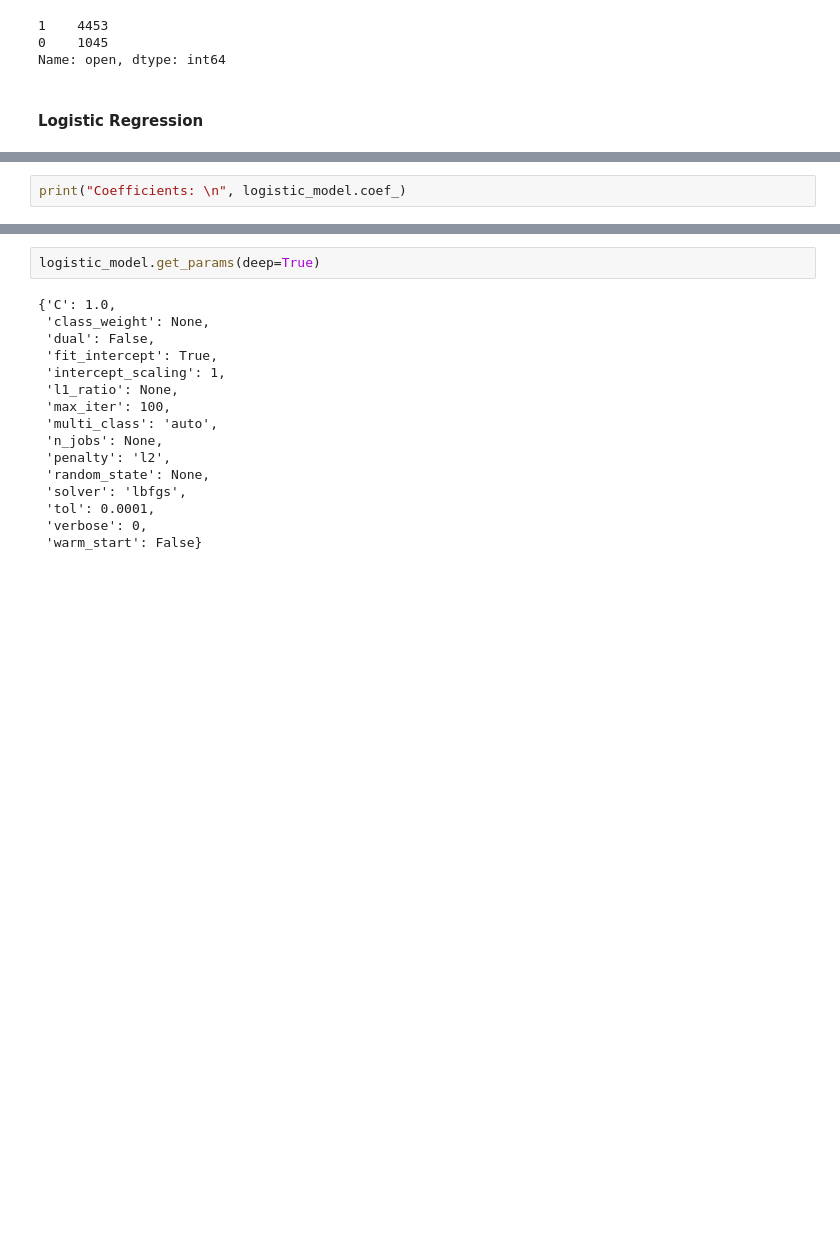
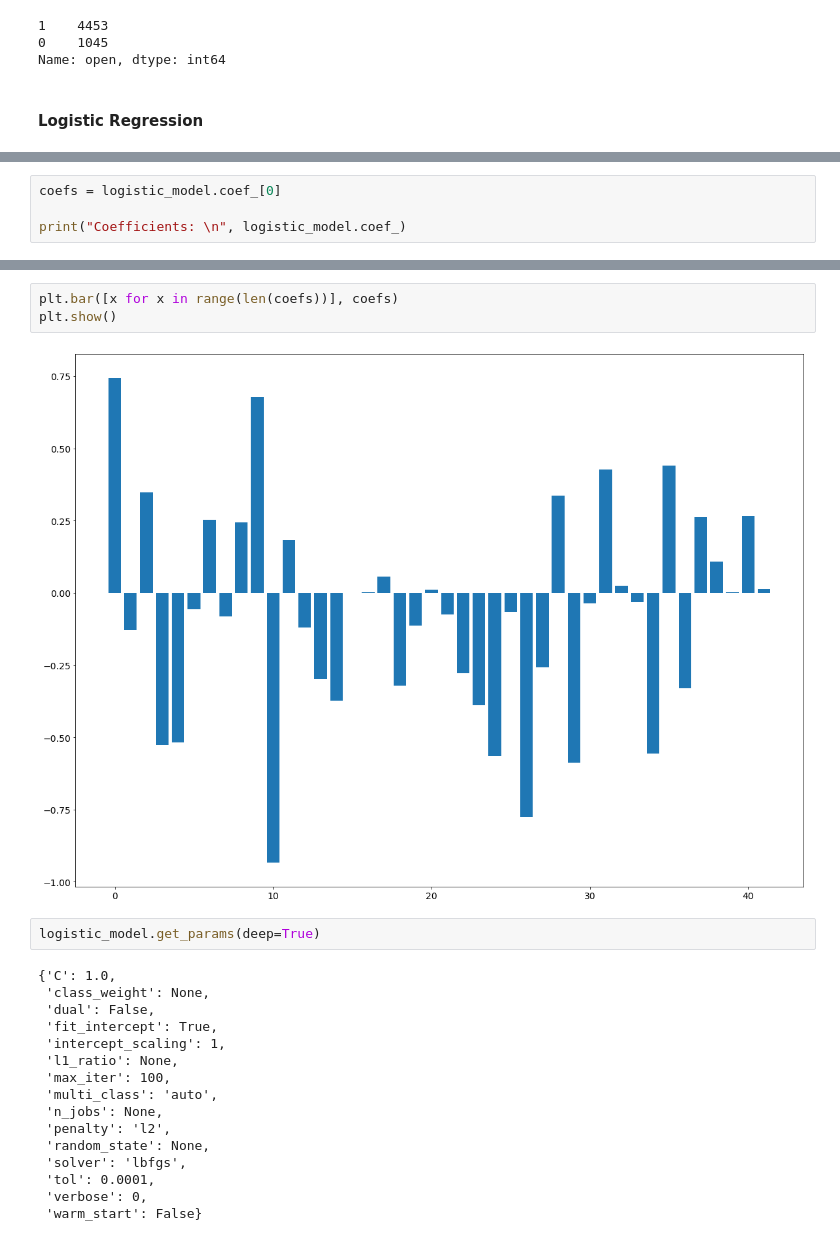
Before and after one commit to zig-zag-96/Python_Projects, a Jupyter notebook: Yelp Restaurant Analysis/4_Modeling_Predicting_Closure.ipynb, the cells around one changed output, grey strips where cells are left out. Cells and saved outputs as stored; diff of their text form; blank space fills up the shorter version.

Commit message:
Adding Modeling Feature Analysis

```diff
--- a/Yelp Restaurant Analysis/4_Modeling_Predicting_Closure.ipynb
+++ b/Yelp Restaurant Analysis/4_Modeling_Predicting_Closure.ipynb
@@ -75,4 +117,6 @@ Logistic Regression: 80.99%
 # %%
+coefs = logistic_model.coef_[0]
+
 print("Coefficients: \n", logistic_model.coef_)
 # %% [output]
 Coefficients:
@@ -90,3 +155,8 @@ Coefficients:
+# %%
+plt.bar([x for x in range(len(coefs))], coefs)
+plt.show()
+# %% [output]
+[figure, added]
 # %%
 logistic_model.get_params(deep=True)
 # %% [output]
```
Also changed, not shown: parts of 18 cells of this notebook, 1 other file.
